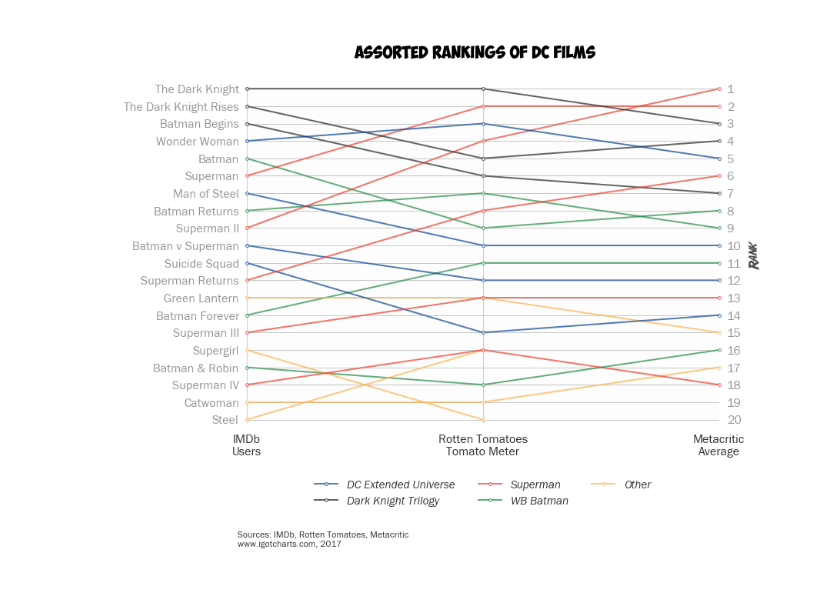
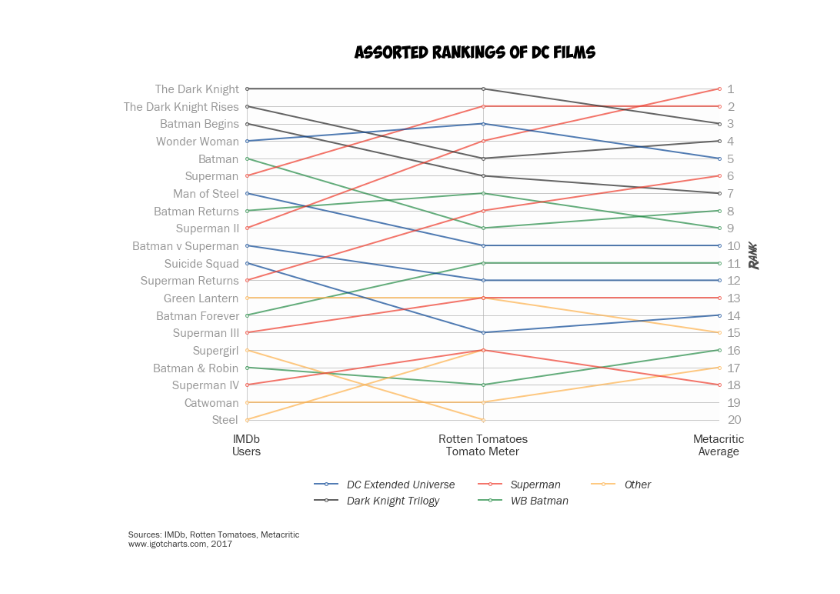
Before and after one commit to igotcharts/charts_and_more_charts, a Jupyter notebook: notebooks/dc_films.ipynb, the cells around one changed output. Saved outputs shown, nothing was run; the diff lists cells and outputs as text; code cells hidden in the pictures.

Commit message:
updated source placement

```diff
--- a/notebooks/dc_films.ipynb
+++ b/notebooks/dc_films.ipynb
@@ -37,32 +37,32 @@ ax.invert_yaxis()
 ax.grid(alpha=.8)
 ax.set_xticklabels(['','IMDb\nUsers','Rotten Tomatoes\nTomato Meter','Metacritic\nAverage'],
                    position=(.5,-.06),va='center',alpha=.8,fontsize=16)
 ax.set_yticklabels(np.append('',sorted_titles))
 ax2 = ax.twinx()
 chart.y_axis_setup(ax2,1,20.2,1)
 ax2.invert_yaxis()
 ax.tick_params(axis='y',pad=10,labelsize=16, labelcolor='#969696')
 ax2.tick_params(pad=10,labelsize=16, labelcolor='#969696')
 ax2.set_ylabel('Rank',fontsize=18,alpha=.7,fontname='Adventure')
-chart.citations(ax,x=-.02, source_y=-0.34, chart_tag_y=-0.37,fontsize=12,
+chart.citations(ax,x=-.25, source_y=-0.34, chart_tag_y=-0.37,fontsize=12,
                 source='Sources: IMDb, Rotten Tomatoes, Metacritic',chart_tag='www.igotcharts.com, 2017',alpha=.8)
 
 handles, labels = ax.get_legend_handles_labels()
 frame = pd.DataFrame({'handles':handles,'labels':labels}).drop_duplicates(subset='labels').reset_index(drop=True)
 frame = frame.sort_values(by='labels')
 other = frame.iloc[frame[frame['labels']=='Other'].index-1,:]
 frame = pd.concat([frame.drop(other.index),other])
 
 handles, labels = list(frame['handles'].values),list(frame['labels'].values)
 legend = ax.legend(labels=labels,handles=handles,bbox_to_anchor=(.5,-.21),ncol=3,loc=10,fontsize=15)
 for text in legend.get_texts():
     text.set_color('Black')
     text.set_alpha(.8)
     text.set_style('italic')
 
 os.chdir(outputs)
 charts_function_list.chart_save('DC_film_comparison')
 
 plt.show()
 # %% [output]
-[figure, old version]
+[figure, new version]
```
Also changed, not shown: 1 other file.
